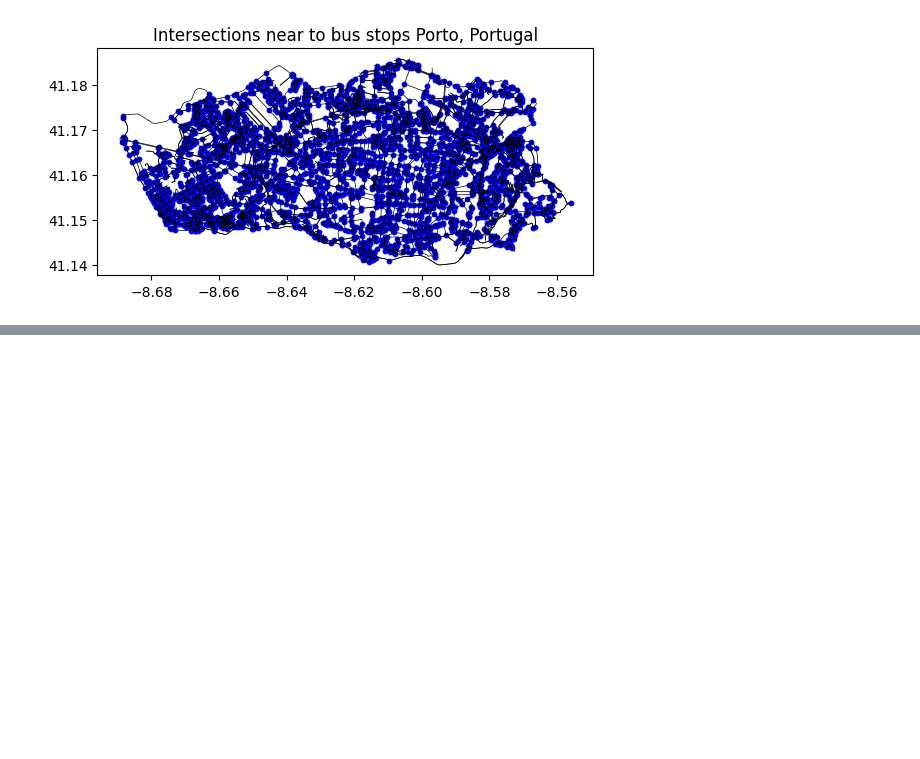
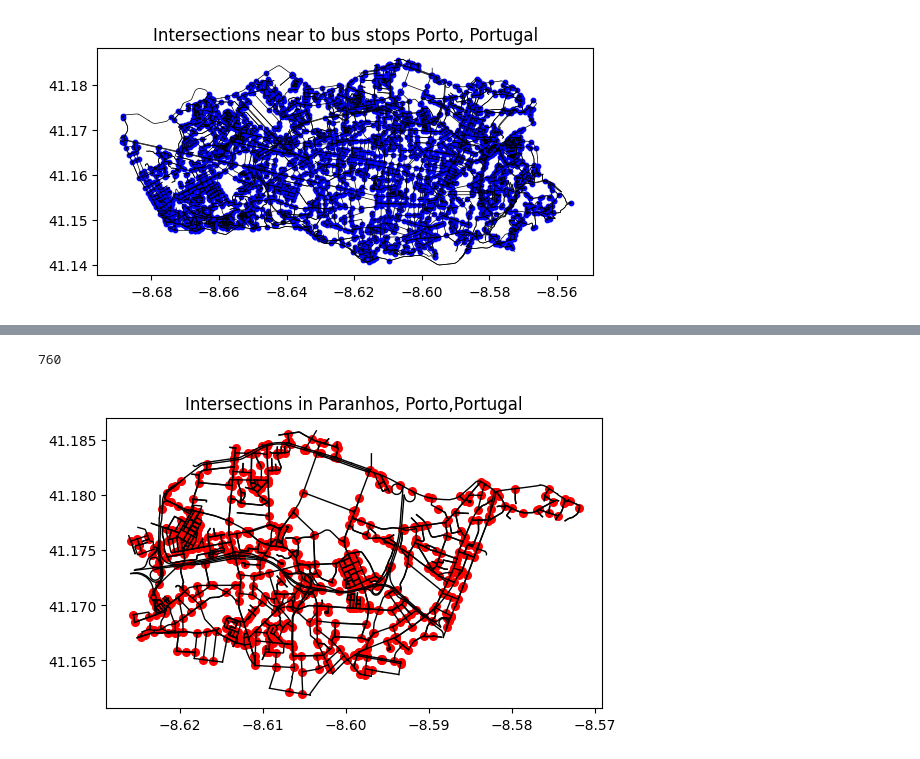
Before and after one commit to brito-bernardo/osmnx, a Jupyter notebook: BusStopIntersections.ipynb, the cells around one changed output, grey strips where cells are left out. Cells and saved outputs as stored; diff of their text form; code cells hidden in the pictures; blank space fills up the shorter version.

```diff
--- a/BusStopIntersections.ipynb
+++ b/BusStopIntersections.ipynb
@@ -61,0 +80,17 @@ plt.show()
+# %%
+G = ox.graph_from_place(place_name, network_type = 'drive')
+intersections = ox.graph_to_gdfs(G, nodes=True, edges=False)
+filtered_intersections = intersections[intersections.index.isin([node for node, degree in dict(G.degree()).items() if degree > 2])]
+# %%
+fig, ax = plt.subplots()
+for _, edge in ox.graph_to_gdfs(G, nodes=False, edges=True).iterrows():
+    line = edge.geometry
+    x, y = line.xy
+    ax.plot(x, y, color="black", linewidth=1)
+print(len(filtered_intersections))
+filtered_intersections.plot(ax=ax, color='red', markersize=30)
+ax.set_title("Intersections in {}".format(place_name))
+plt.show()
+# %% [output]
+760
+[figure, added]
```
Also changed, not shown: parts of 11 cells of this notebook.
